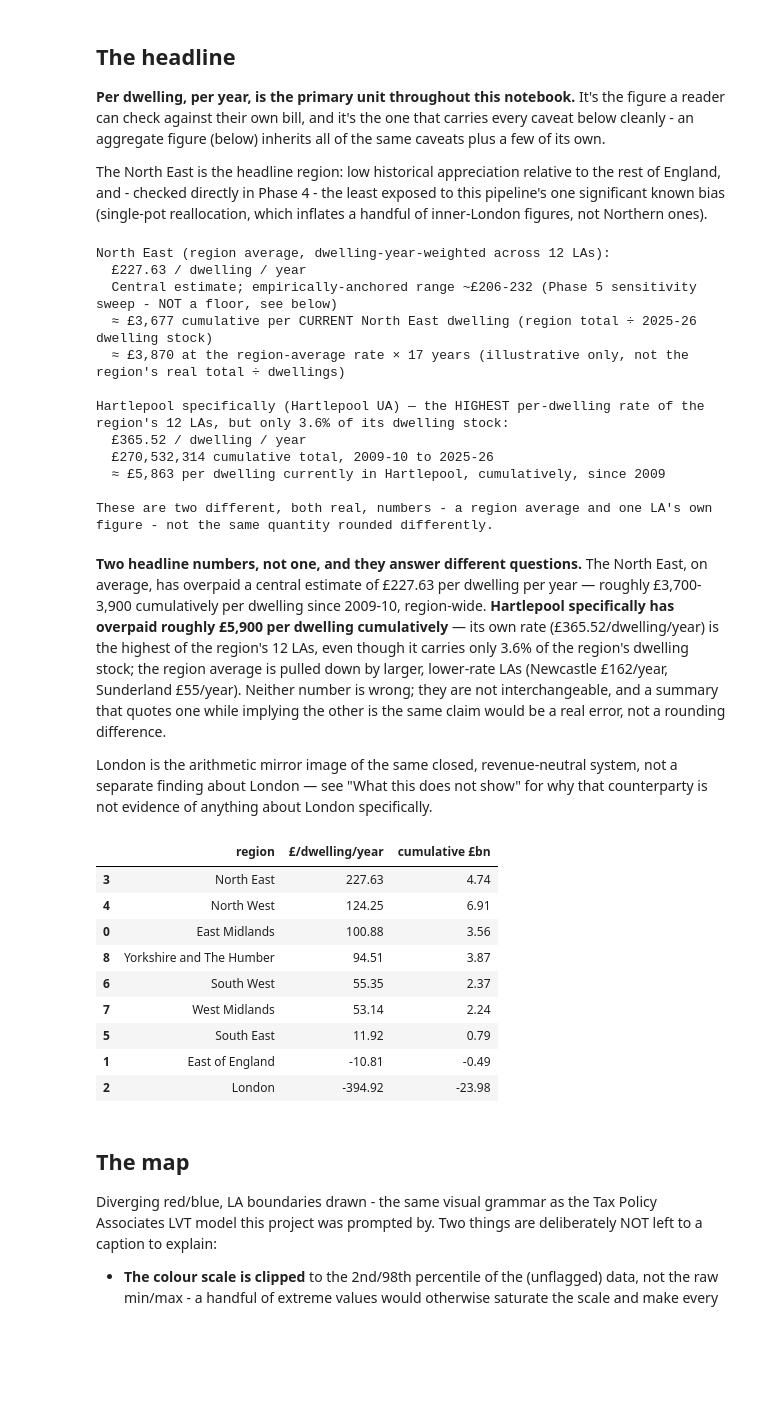
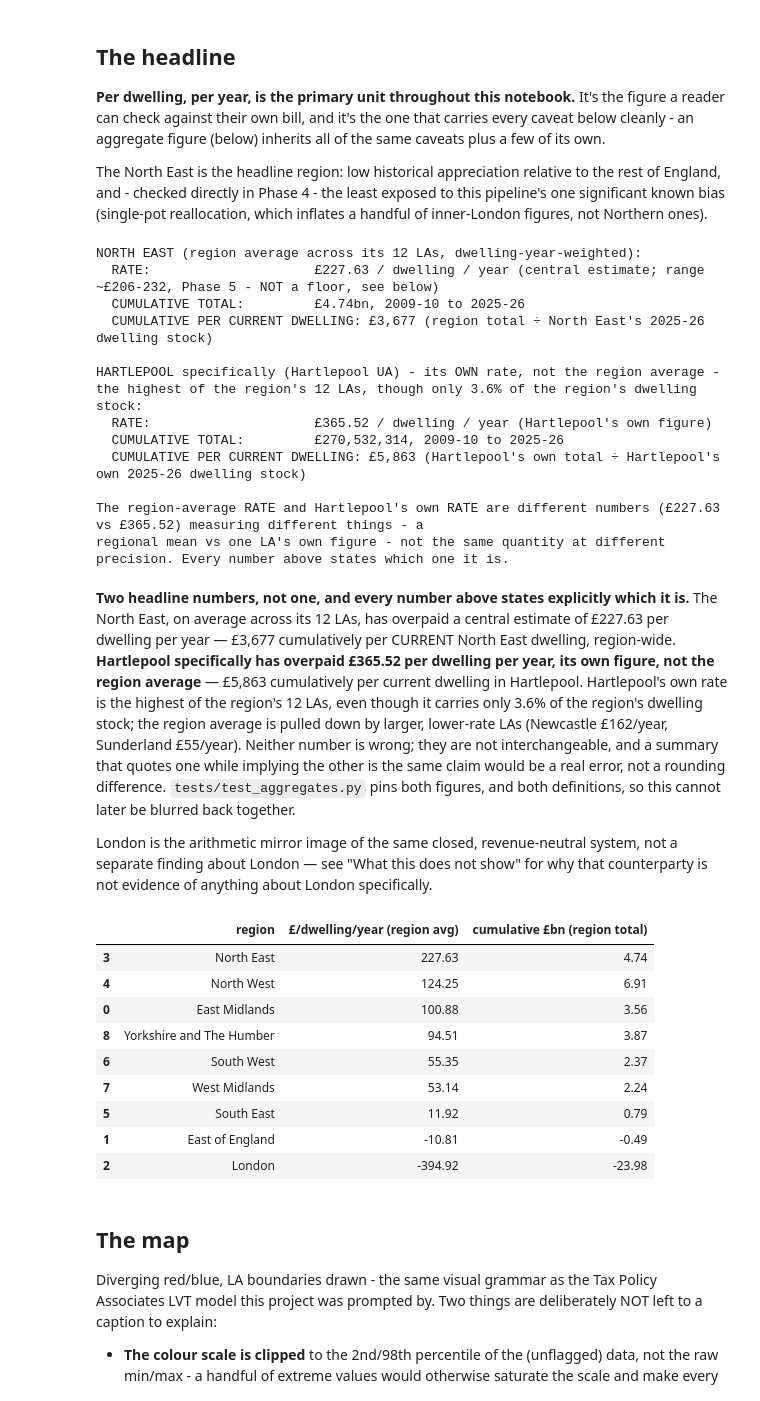
Before and after one commit to Kali89/council-tax-freeze-analysis, a Jupyter notebook: notebooks/03_results.ipynb, the cells around one changed output. Cells and saved outputs as stored; diff of their text form; code cells hidden in the pictures; blank space fills up the shorter version.

```diff
--- a/notebooks/03_results.ipynb
+++ b/notebooks/03_results.ipynb
@@ -66,44 +66,50 @@ ne_2025_dwellings = ct.la_year[(ct.la_year.financial_year == "2025-26")].merge(
     la_cum[["ons_code", "region"]], on="ons_code"
 ).query("region == 'North East'")["all_properties"].sum()
 ne_cumulative_per_current_dwelling = north_east["cumulative_gap_gbp"] / ne_2025_dwellings
-ne_cumulative_per_dwelling_naive_17y = north_east["per_dwelling_per_year_gbp"] * 17
 
-print("North East (region average, dwelling-year-weighted across 12 LAs):")
-print(f"  £{north_east['per_dwelling_per_year_gbp']:.2f} / dwelling / year")
-print("  Central estimate; empirically-anchored range ~£206-232 (Phase 5 sensitivity sweep - NOT a floor, see below)")
-print(f"  ≈ £{ne_cumulative_per_current_dwelling:,.0f} cumulative per CURRENT North East dwelling (region total ÷ 2025-26 dwelling stock)")
-print(f"  ≈ £{ne_cumulative_per_dwelling_naive_17y:,.0f} at the region-average rate × 17 years (illustrative only, not the region's real total ÷ dwellings)")
+# Three DIFFERENT quantities, always labelled which, never blended:
+#   (1) a RATE, £/dwelling/year - a region average (12 LAs) or one LA's own figure
+#   (2) a cumulative TOTAL, £ - not per-dwelling at all
+#   (3) cumulative TOTAL ÷ CURRENT (2025-26) dwelling stock - "per CURRENT dwelling"
+# No "rate x 17 years" figure is reported anywhere in this project: it does not equal
+# quantity (3) (dwelling stock changed year to year - see aggregates.py module docstring)
+# and would be a fourth, avoidable, confusable number for the same rough idea.
+print("NORTH EAST (region average across its 12 LAs, dwelling-year-weighted):")
+print(f"  RATE:                     £{north_east['per_dwelling_per_year_gbp']:.2f} / dwelling / year (central estimate; range ~£206-232, Phase 5 - NOT a floor, see below)")
+print(f"  CUMULATIVE TOTAL:         £{north_east['cumulative_gap_gbp_bn']:.2f}bn, 2009-10 to 2025-26")
+print(f"  CUMULATIVE PER CURRENT DWELLING: £{ne_cumulative_per_current_dwelling:,.0f} (region total ÷ North East's 2025-26 dwelling stock)")
 print()
-print(f"Hartlepool specifically ({hartlepool['authority']}) — the HIGHEST per-dwelling rate of the region's 12 LAs, but only 3.6% of its dwelling stock:")
-print(f"  £{hartlepool['per_dwelling_per_year_gbp']:.2f} / dwelling / year")
-print(f"  £{hartlepool['cumulative_gap_gbp']:,.0f} cumulative total, 2009-10 to 2025-26")
-print(f"  ≈ £{hartlepool_per_current_dwelling:,.0f} per dwelling currently in Hartlepool, cumulatively, since 2009")
+print(f"HARTLEPOOL specifically ({hartlepool['authority']}) - its OWN rate, not the region average - the highest of the region's 12 LAs, though only 3.6% of the region's dwelling stock:")
+print(f"  RATE:                     £{hartlepool['per_dwelling_per_year_gbp']:.2f} / dwelling / year (Hartlepool's own figure)")
+print(f"  CUMULATIVE TOTAL:         £{hartlepool['cumulative_gap_gbp']:,.0f}, 2009-10 to 2025-26")
+print(f"  CUMULATIVE PER CURRENT DWELLING: £{hartlepool_per_current_dwelling:,.0f} (Hartlepool's own total ÷ Hartlepool's own 2025-26 dwelling stock)")
 print()
-print("These are two different, both real, numbers - a region average and one LA's own figure - not the same quantity rounded differently.")
+print("The region-average RATE and Hartlepool's own RATE are different numbers (£227.63 vs £365.52) measuring different things - a")
+print("regional mean vs one LA's own figure - not the same quantity at different precision. Every number above states which one it is.")
 # %% [output]
-North East (region average, dwelling-year-weighted across 12 LAs):
-  £227.63 / dwelling / year
-  Central estimate; empirically-anchored range ~£206-232 (Phase 5 sensitivity sweep - NOT a floor, see below)
-  ≈ £3,677 cumulative per CURRENT North East dwelling (region total ÷ 2025-26 dwelling stock)
-  ≈ £3,870 at the region-average rate × 17 years (illustrative only, not the region's real total ÷ dwellings)
+NORTH EAST (region average across its 12 LAs, dwelling-year-weighted):
+  RATE:                     £227.63 / dwelling / year (central estimate; range ~£206-232, Phase 5 - NOT a floor, see below)
+  CUMULATIVE TOTAL:         £4.74bn, 2009-10 to 2025-26
+  CUMULATIVE PER CURRENT DWELLING: £3,677 (region total ÷ North East's 2025-26 dwelling stock)
 
-Hartlepool specifically (Hartlepool UA) — the HIGHEST per-dwelling rate of the region's 12 LAs, but only 3.6% of its dwelling stock:
-  £365.52 / dwelling / year
-  £270,532,314 cumulative total, 2009-10 to 2025-26
-  ≈ £5,863 per dwelling currently in Hartlepool, cumulatively, since 2009
+HARTLEPOOL specifically (Hartlepool UA) - its OWN rate, not the region average - the highest of the region's 12 LAs, though only 3.6% of the region's dwelling stock:
+  RATE:                     £365.52 / dwelling / year (Hartlepool's own figure)
+  CUMULATIVE TOTAL:         £270,532,314, 2009-10 to 2025-26
+  CUMULATIVE PER CURRENT DWELLING: £5,863 (Hartlepool's own total ÷ Hartlepool's own 2025-26 dwelling stock)
 
-These are two different, both real, numbers - a region average and one LA's own figure - not the same quantity rounded differently.
+The region-average RATE and Hartlepool's own RATE are different numbers (£227.63 vs £365.52) measuring different things - a
+regional mean vs one LA's own figure - not the same quantity at different precision. Every number above states which one it is.
 # %% [markdown]
-**Two headline numbers, not one, and they answer different questions.** The North East, on average, has overpaid a central estimate of £227.63 per dwelling per year — roughly £3,700-3,900 cumulatively per dwelling since 2009-10, region-wide. **Hartlepool specifically has overpaid roughly £5,900 per dwelling cumulatively** — its own rate (£365.52/dwelling/year) is the highest of the region's 12 LAs, even though it carries only 3.6% of the region's dwelling stock; the region average is pulled down by larger, lower-rate LAs (Newcastle £162/year, Sunderland £55/year). Neither number is wrong; they are not interchangeable, and a summary that quotes one while implying the other is the same claim would be a real error, not a rounding difference.
+**Two headline numbers, not one, and every number above states explicitly which it is.** The North East, on average across its 12 LAs, has overpaid a central estimate of £227.63 per dwelling per year — £3,677 cumulatively per CURRENT North East dwelling, region-wide. **Hartlepool specifically has overpaid £365.52 per dwelling per year, its own figure, not the region average** — £5,863 cumulatively per current dwelling in Hartlepool. Hartlepool's own rate is the highest of the region's 12 LAs, even though it carries only 3.6% of the region's dwelling stock; the region average is pulled down by larger, lower-rate LAs (Newcastle £162/year, Sunderland £55/year). Neither number is wrong; they are not interchangeable, and a summary that quotes one while implying the other is the same claim would be a real error, not a rounding difference. `tests/test_aggregates.py` pins both figures, and both definitions, so this cannot later be blurred back together.
 
 London is the arithmetic mirror image of the same closed, revenue-neutral system, not a separate finding about London — see "What this does not show" for why that counterparty is not evidence of anything about London specifically.
 # %%
 region_cum[["region", "per_dwelling_per_year_gbp", "cumulative_gap_gbp_bn"]].rename(columns={
-    "per_dwelling_per_year_gbp": "£/dwelling/year",
-    "cumulative_gap_gbp_bn": "cumulative £bn",
+    "per_dwelling_per_year_gbp": "£/dwelling/year (region avg)",
+    "cumulative_gap_gbp_bn": "cumulative £bn (region total)",
 })
 # %% [output]
-|  | region | £/dwelling/year | cumulative £bn |
+|  | region | £/dwelling/year (region avg) | cumulative £bn (region total) |
 | 3 | North East | 227.63 | 4.74 |
 | 4 | North West | 124.25 | 6.91 |
 | 0 | East Midlands | 100.88 | 3.56 |
```
Also changed, not shown: parts of 4 cells of this notebook, 3 other files.
